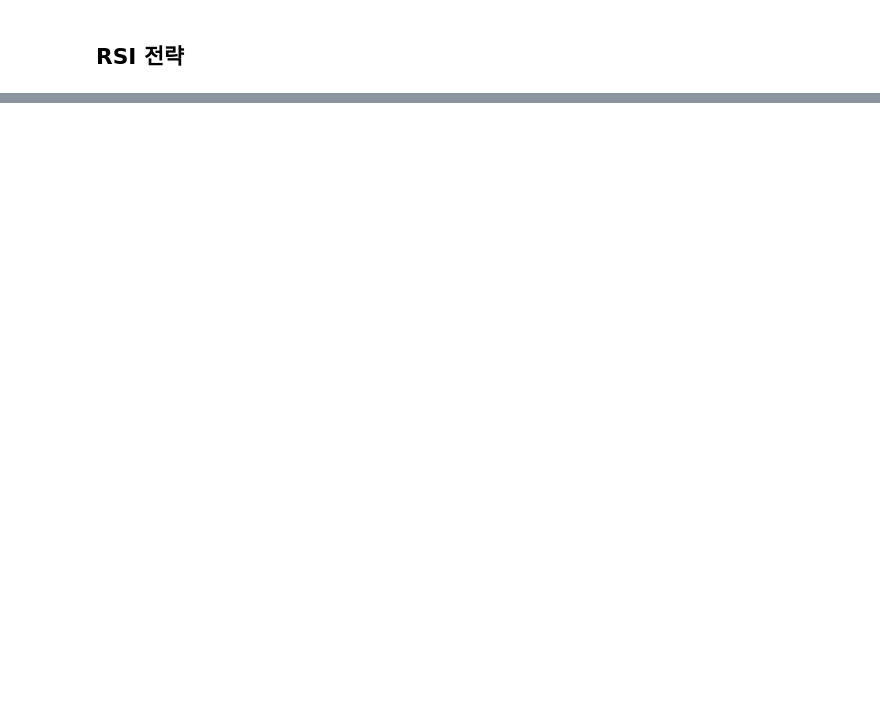
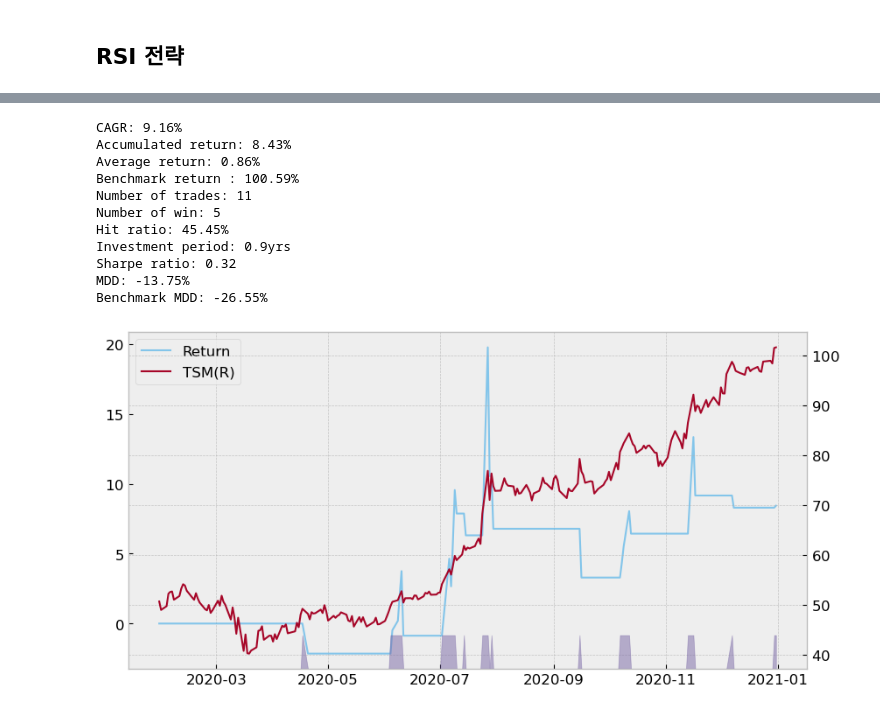
Before and after one commit to djimme/finterstellarDJ, a Jupyter notebook: Quant ch3.ipynb, the cells around one changed output, grey strips where cells are left out. Drawn from its saved outputs; the diff is of its cells as text; code cells hidden in the pictures; blank space fills up the shorter version.

```diff
--- a/Quant ch3.ipynb
+++ b/Quant ch3.ipynb
@@ -239,0 +114,17 @@ fs.draw_trade_results(df_vz)
+# %%
+fs.evaluate(df_tsm, cost=.001)
+fs.performance(df_tsm, rf_rate=0.01)
+fs.draw_trade_results(df_tsm)
+# %% [output]
+CAGR: 9.16%
+Accumulated return: 8.43%
+Average return: 0.86%
+Benchmark return : 100.59%
+Number of trades: 11
+Number of win: 5
+Hit ratio: 45.45%
+Investment period: 0.9yrs
+Sharpe ratio: 0.32
+MDD: -13.75%
+Benchmark MDD: -26.55%
+[figure, added]
```
Also changed, not shown: parts of 25 cells of this notebook.
